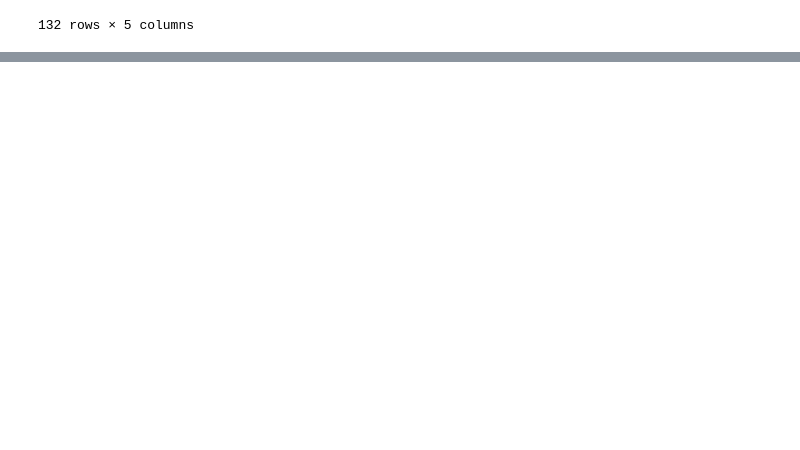
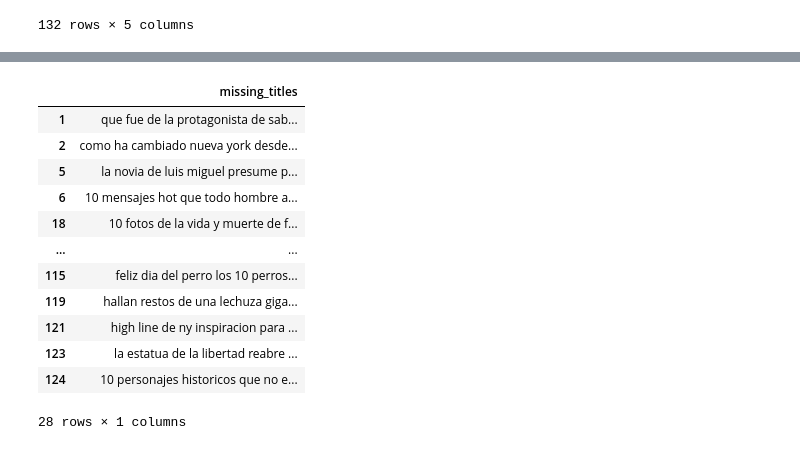
Before and after one commit to francomanca93/ingenieria-de-datos, a Jupyter notebook: practicas/pandas.ipynb, the cells around one changed output, grey strips where cells are left out. Drawn from its saved outputs; the diff is of its cells as text; code cells hidden in the pictures; blank space fills up the shorter version.

```diff
--- a/practicas/pandas.ipynb
+++ b/practicas/pandas.ipynb
@@ -215,0 +276,20 @@ Name: host, Length: 13, dtype: int64
+# %%
+(el_universal[missing_titles_mask]['url']
+    .str.extract(r'(?P<missing_titles>[^/]+)$')
+    .applymap(lambda title: title.split('-'))
+    .applymap(lambda title_word_list: ' '.join(title_word_list))
+)
+# %% [output]
+|  | missing_titles |
+| 1 | que fue de la protagonista de sab... |
+| 2 | como ha cambiado nueva york desde... |
+| 5 | la novia de luis miguel presume p... |
+| 6 | 10 mensajes hot que todo hombre a... |
+| 18 | 10 fotos de la vida y muerte de f... |
+| ... | ... |
+| 115 | feliz dia del perro los 10 perros... |
+| 119 | hallan restos de una lechuza giga... |
+| 121 | high line de ny inspiracion para ... |
+| 123 | la estatua de la libertad reabre ... |
+| 124 | 10 personajes historicos que no e... |
+28 rows × 1 columns
```
Also changed, not shown: parts of 6 cells of this notebook.
